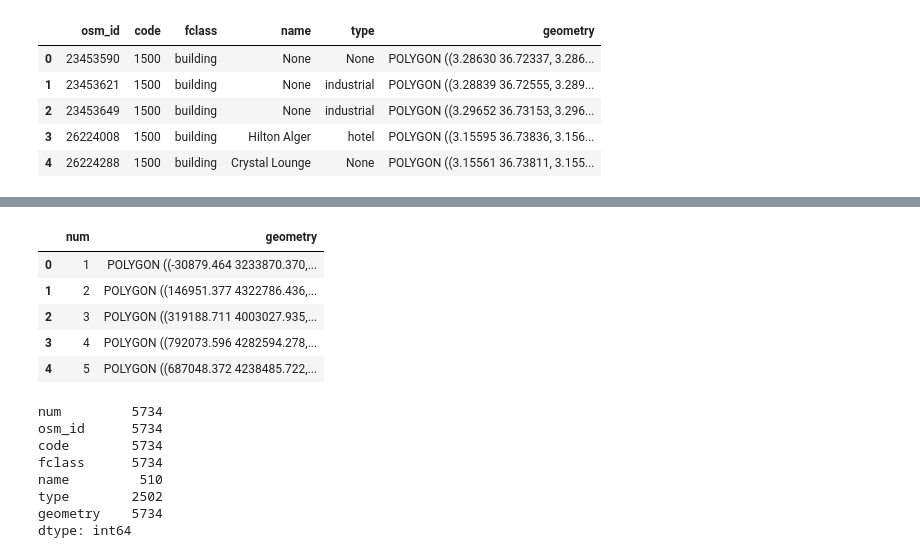
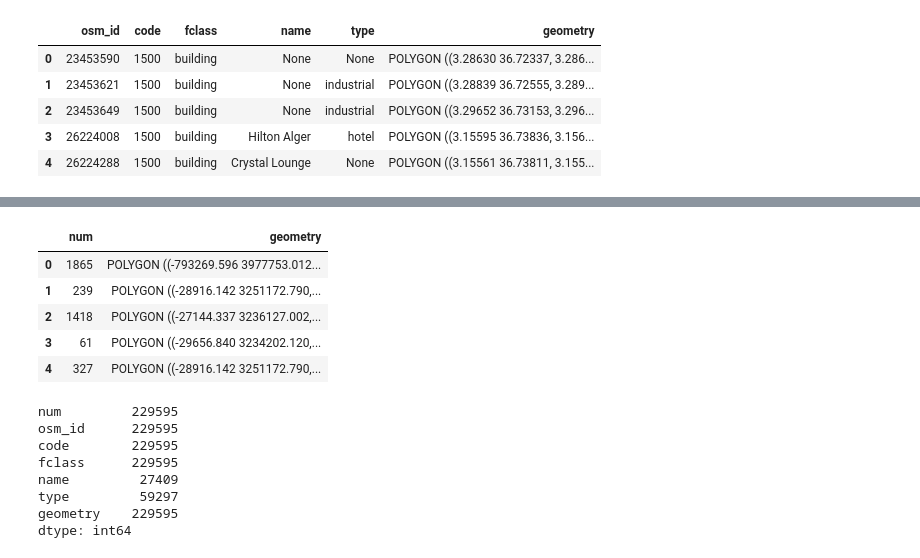
Before and after one commit to transformatek/geo-enabled-datasets, a Jupyter notebook: scripts/check_poi_near_osm_building.ipynb, the cells around one changed output, grey strips where cells are left out. Drawn from its saved outputs; the diff is of its cells as text; code cells hidden in the pictures.

```diff
--- a/scripts/check_poi_near_osm_building.ipynb
+++ b/scripts/check_poi_near_osm_building.ipynb
@@ -21,6 +42,6 @@ osm_building_gdf.head()
 # %%
 # Load the targeted dataset
 pois_path = '../dz-datasets/accountants/'
-pois = pd.gpd.read_file(pois_path + 'pois_checked_in_out_wilayas.geojson')
+pois = gpd.read_file(pois_path + 'pois_checked_in_out_wilayas.geojson')
 pois.head()
 # %% [output]
@@ -34,13 +55,9 @@ pois.head()
 # Define source CRS to geographic and project to a Pseudo-Mercator
 # Useful for spatial analysis (buffer, intersect, ...)
 
-angem_gdf = angem_gdf.set_crs("EPSG:4326")
-angem_gdf = angem_gdf.to_crs("EPSG:3857")
-
-osm_building_gdf = osm_building_gdf.set_crs("EPSG:4326")
-osm_building_gdf = osm_building_gdf.to_crs("EPSG:3857")
-
-osm_building_gdf.crs
+pois = pois.set_crs("EPSG:4326")
+pois = pois.to_crs("EPSG:3857")
+pois.crs
 # %% [output]
 <Projected CRS: EPSG:3857>
 Name: WGS 84 / Pseudo-Mercator
@@ -58,30 +75,30 @@ Datum: World Geodetic System 1984
 - Prime Meridian: Greenwich
 # %%
 # Replace DataFrame geometries with buffers and write it to a file
-angem_gdf['buffer'] = angem_gdf.geometry.buffer(500)
-buffers = angem_gdf[['num', 'buffer']]
+pois['buffer'] = pois.geometry.buffer(500)
+buffers = pois[['num', 'buffer']]
 buffers = buffers.rename(columns={'buffer': 'geometry'})
 buffers = gpd.GeoDataFrame(buffers)
 buffers = buffers.set_crs("EPSG:3857")
-gpd.GeoDataFrame(buffers).to_file("buffers.geojson", driver='GeoJSON')
+#gpd.GeoDataFrame(buffers).to_file(pois_path + "buffers.geojson", driver='GeoJSON')
 buffers.head()
 # %% [output]
 |  | num | geometry |
-| 0 | 1 | POLYGON ((-30879.464 3233870.370,... |
-| 1 | 2 | POLYGON ((146951.377 4322786.436,... |
-| 2 | 3 | POLYGON ((319188.711 4003027.935,... |
-| 3 | 4 | POLYGON ((792073.596 4282594.278,... |
-| 4 | 5 | POLYGON ((687048.372 4238485.722,... |
+| 0 | 1865 | POLYGON ((-793269.596 3977753.012... |
+| 1 | 239 | POLYGON ((-28916.142 3251172.790,... |
+| 2 | 1418 | POLYGON ((-27144.337 3236127.002,... |
+| 3 | 61 | POLYGON ((-29656.840 3234202.120,... |
+| 4 | 327 | POLYGON ((-28916.142 3251172.790,... |
 # %%
 # Search for buildings that intersect the locations buffers
-#res_intersection = gpd.overlay(buffers, osm_building_gdf, how='intersection')
-#res_intersection.count()
+res_intersection = gpd.overlay(buffers, osm_building_gdf, how='intersection')
+res_intersection.count()
 # %% [output]
-num         5734
-osm_id      5734
-code        5734
-fclass      5734
-name         510
-type        2502
-geometry    5734
+num         229595
+osm_id      229595
+code        229595
+fclass      229595
+name         27409
+type         59297
+geometry    229595
 dtype: int64
```
Also changed, not shown: parts of 12 cells of this notebook, 1 other file.
